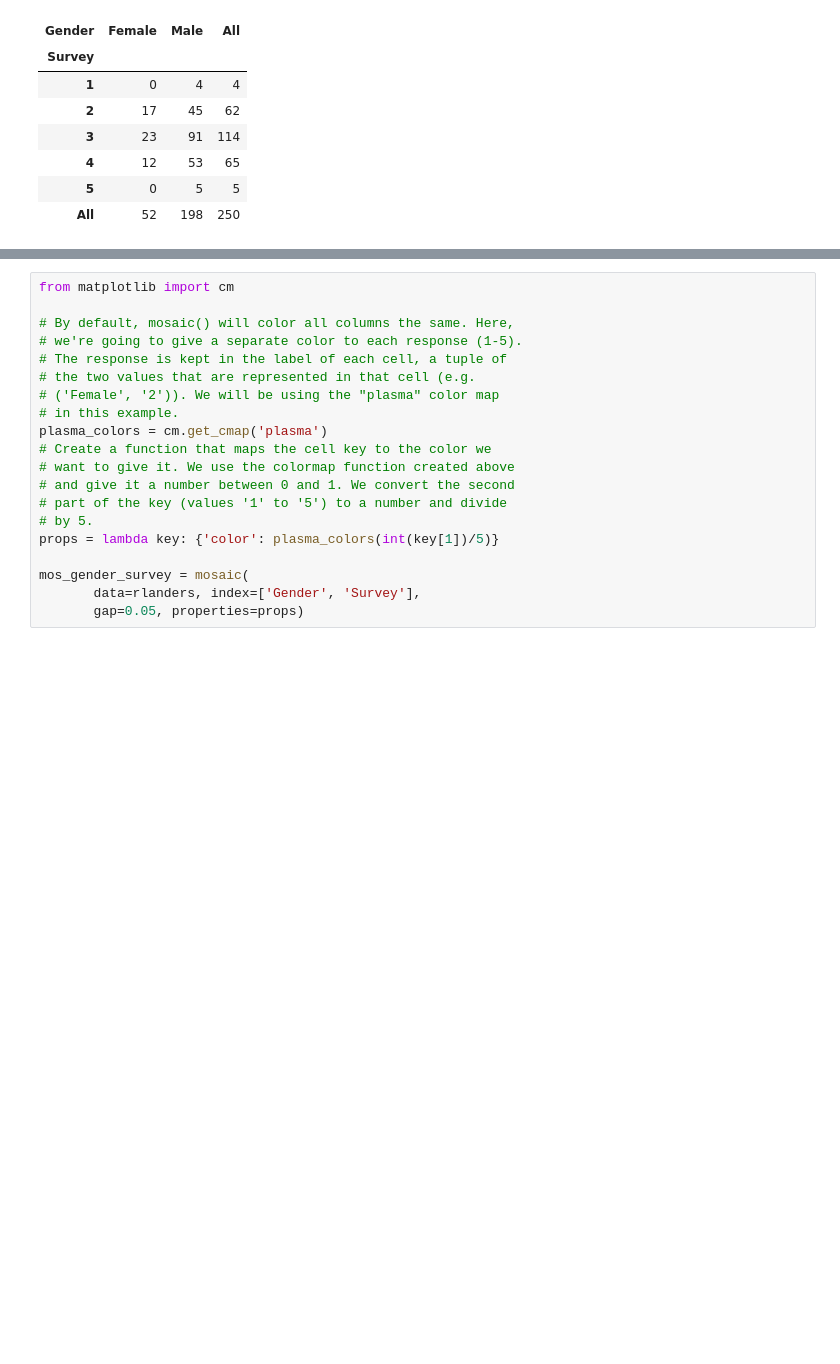
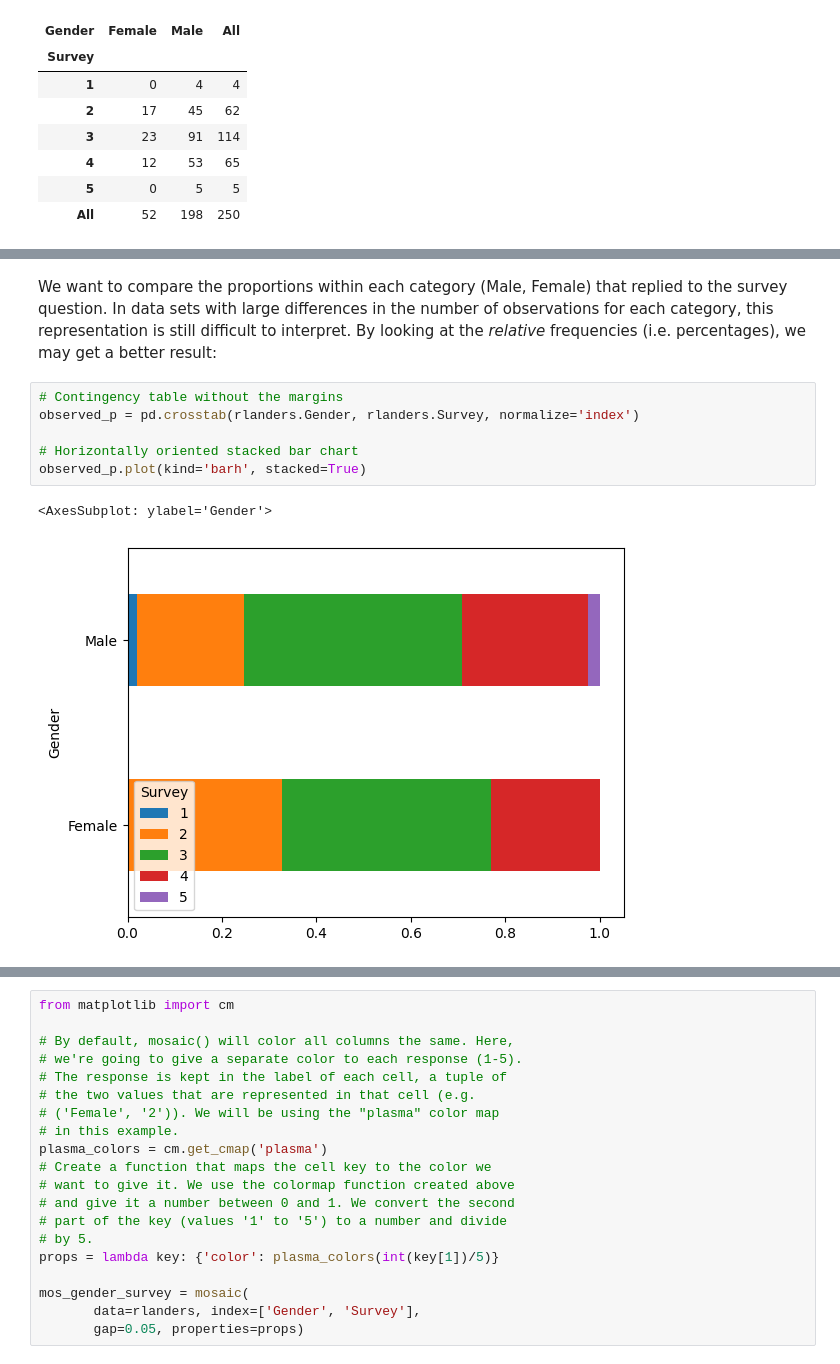
Before and after one commit to HoGentTIN/dsai-labs, a Jupyter notebook: 4-bivariate-qual/demo-chi-squared.ipynb, the cells around one changed output, grey strips where cells are left out. Drawn from its saved outputs; the diff is of its cells as text; blank space fills up the shorter version.

```diff
--- a/4-bivariate-qual/demo-chi-squared.ipynb
+++ b/4-bivariate-qual/demo-chi-squared.ipynb
@@ -50 +69,12 @@ sns.catplot(data=rlanders, x='Survey', hue='Gender', kind='count')
+# %% [markdown]
+We want to compare the proportions within each category (Male, Female) that replied to the survey question. In data sets with large differences in the number of observations for each category, this representation is still difficult to interpret. By looking at the *relative* frequencies (i.e. percentages), we may get a better result:
+# %%
+# Contingency table without the margins
+observed_p = pd.crosstab(rlanders.Gender, rlanders.Survey, normalize='index')
+
+# Horizontally oriented stacked bar chart
+observed_p.plot(kind='barh', stacked=True)
+# %% [output]
+<AxesSubplot: ylabel='Gender'>
+[figure, added]
 # %% [markdown]
```
Also changed, not shown: parts of 5 cells of this notebook.
